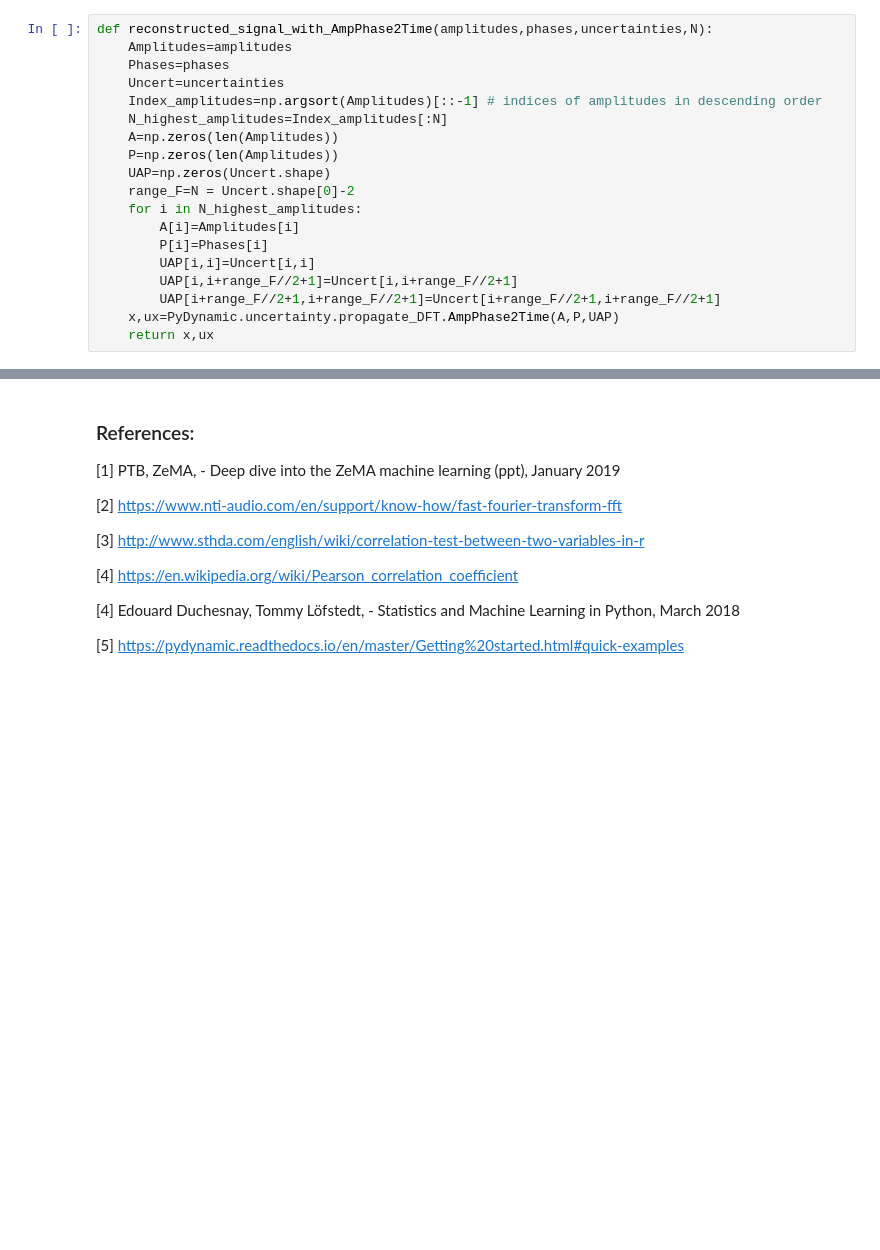
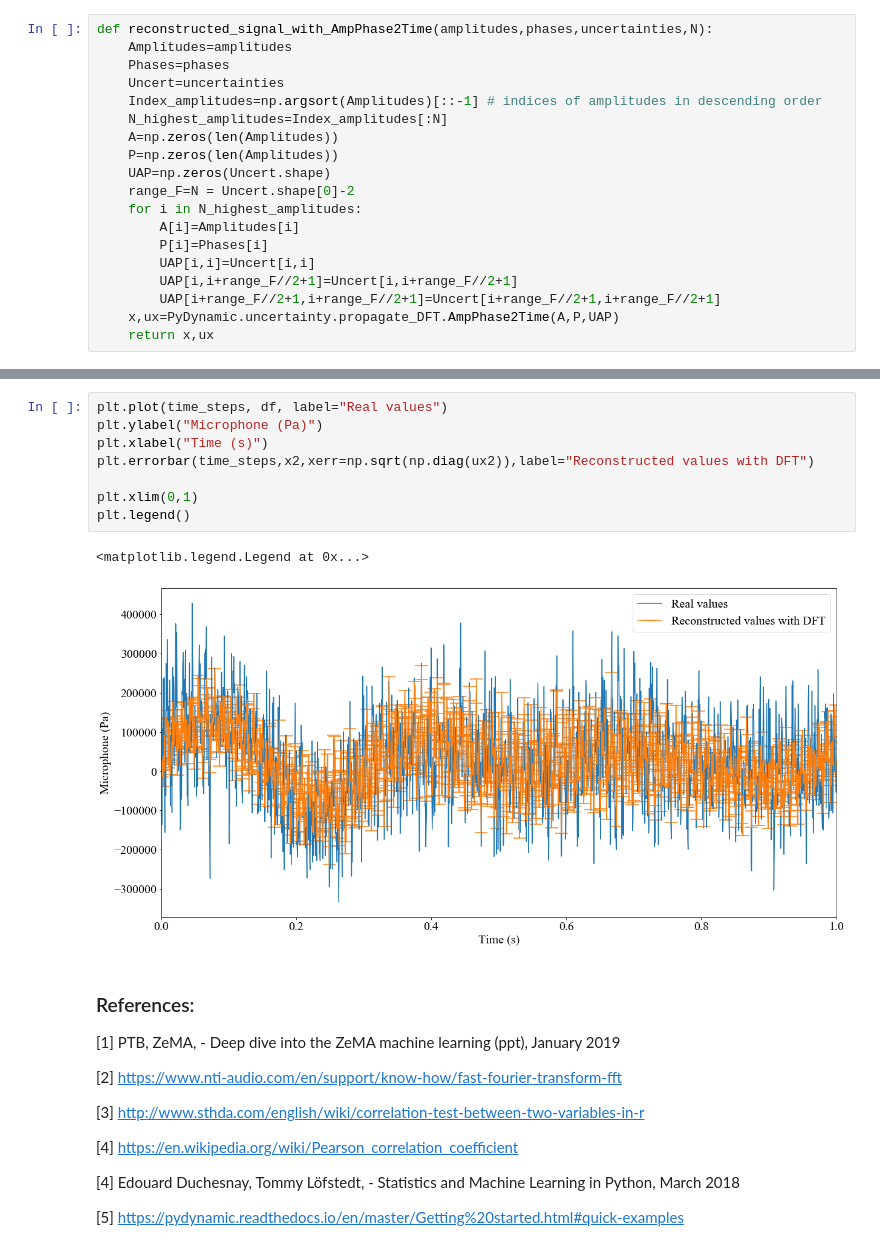
Before and after one commit to ehlimana/ZEMA-machine-learing-tutorials-uncertainty-evaluation, a Jupyter notebook: 1_FFT_and_Reconstruction.ipynb, the cells around one changed output, grey strips where cells are left out. Saved outputs shown, nothing was run; the diff lists cells and outputs as text; blank space fills up the shorter version.

```diff
--- a/1_FFT_and_Reconstruction.ipynb
+++ b/1_FFT_and_Reconstruction.ipynb
@@ -366,3 +304,14 @@ TypeError: 'float' object cannot be interpreted as an integer
+# %%
+plt.plot(time_steps, df, label="Real values")
+plt.ylabel("Microphone (Pa)")
+plt.xlabel("Time (s)")
+plt.errorbar(time_steps,x2,xerr=np.sqrt(np.diag(ux2)),label="Reconstructed values with DFT")
+
+plt.xlim(0,1)
+plt.legend()
+# %% [output]
+<matplotlib.legend.Legend at 0x...>
+[figure, added]
 # %% [markdown]
 ### References:
 
```
Also changed, not shown: parts of 7 cells of this notebook.
